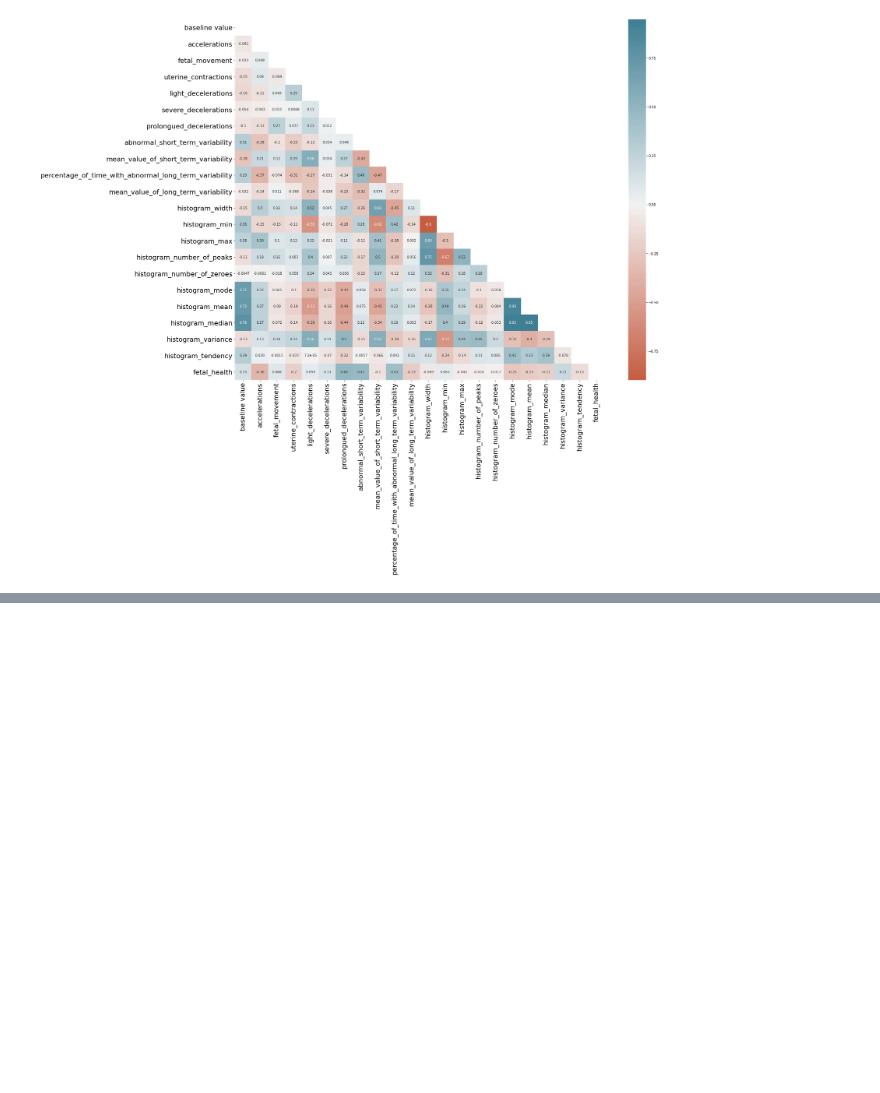
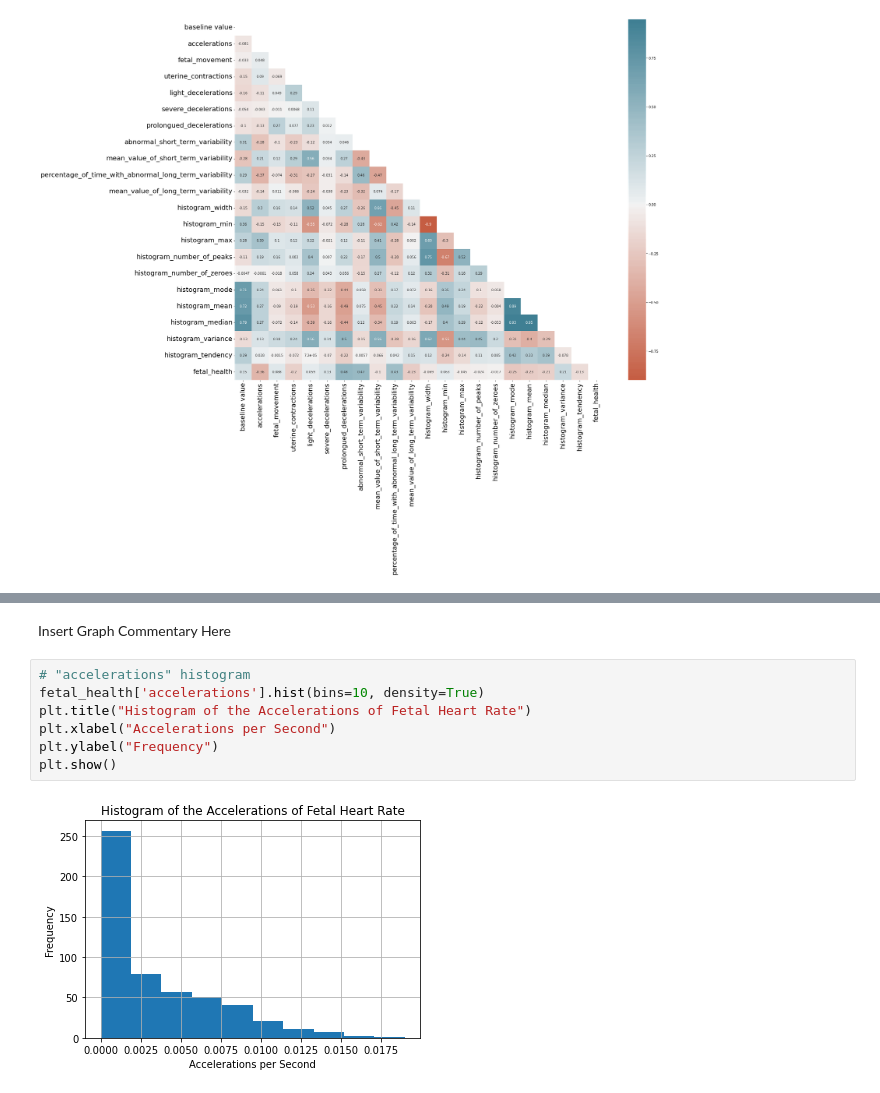
Before and after one commit to halepino/FetalHealth_PredictiveAnalytics, a Jupyter notebook: FetalHealth_FigueroaSchwartzwald.ipynb, the cells around one changed output, grey strips where cells are left out. Saved outputs shown, nothing was run; the diff lists cells and outputs as text; blank space fills up the shorter version.

```diff
--- a/FetalHealth_FigueroaSchwartzwald.ipynb
+++ b/FetalHealth_FigueroaSchwartzwald.ipynb
@@ -47,0 +101,11 @@ sns.heatmap(data.corr(),
+# %% [markdown]
+Insert Graph Commentary Here
+# %%
+# "accelerations" histogram
+fetal_health['accelerations'].hist(bins=10, density=True)
+plt.title("Histogram of the Accelerations of Fetal Heart Rate")
+plt.xlabel("Accelerations per Second")
+plt.ylabel("Frequency")
+plt.show()
+# %% [output]
+[figure, added]
```
Also changed, not shown: parts of 84 cells of this notebook.
